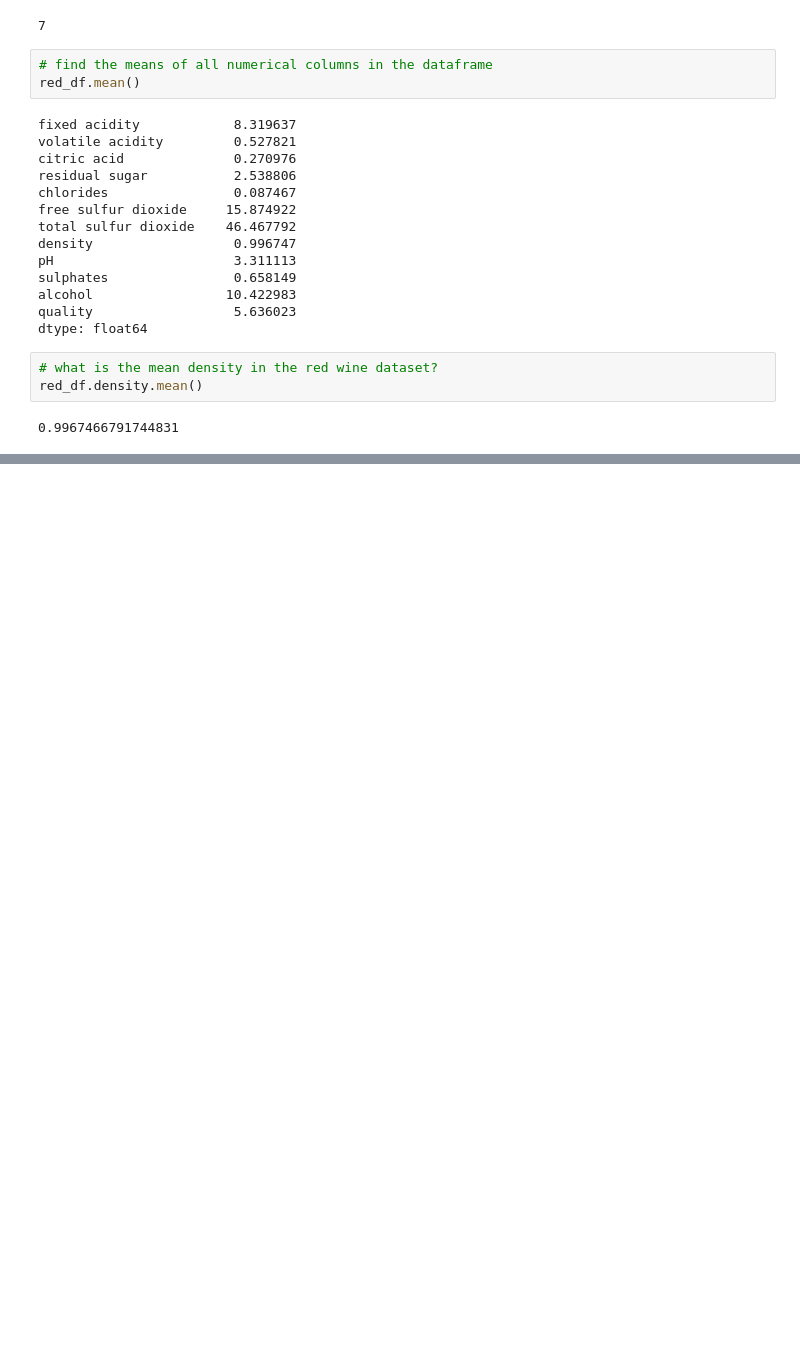
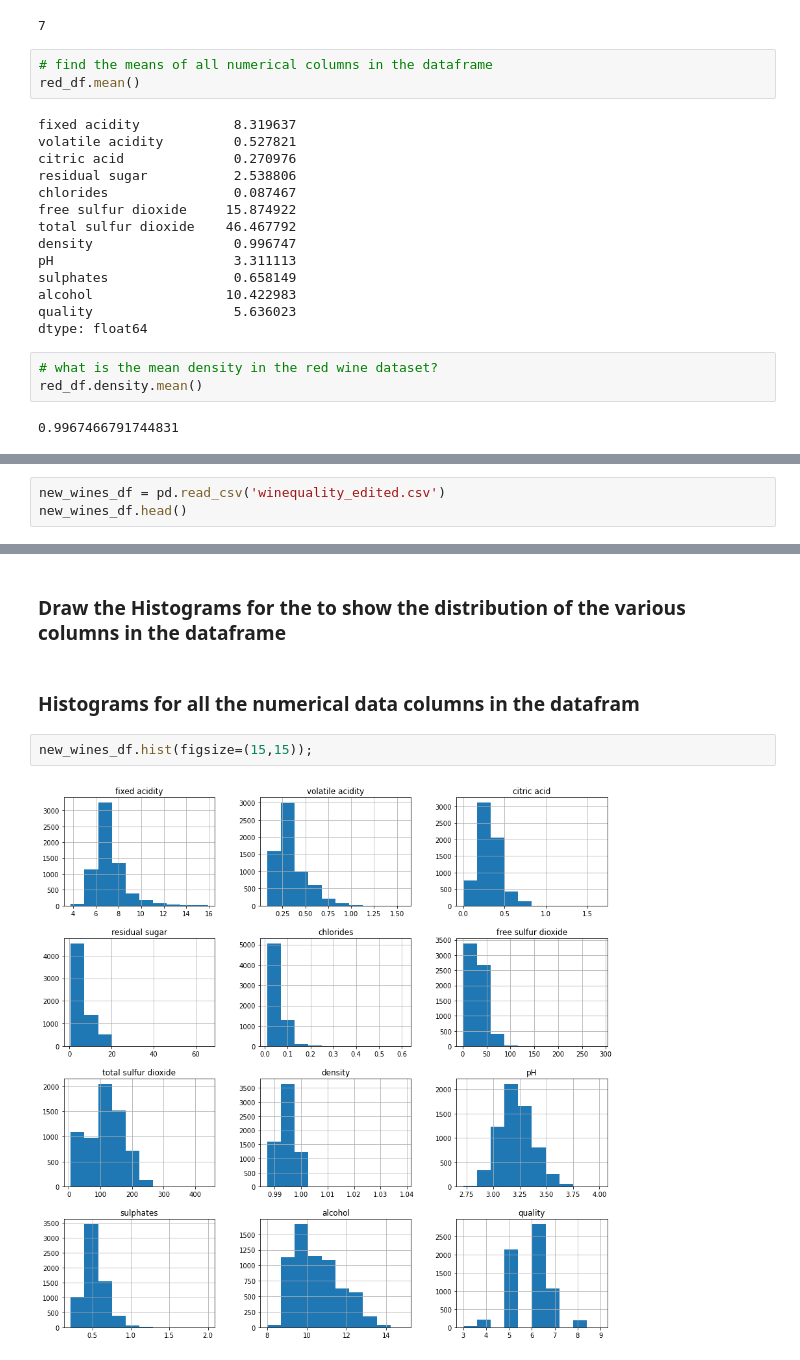
Before and after one commit to Kevson1/Data-Analysis-Case-Study-1, a Jupyter notebook: Wines notebook.ipynb, the cells around one changed output, grey strips where cells are left out. Cells and saved outputs as stored; diff of their text form; blank space fills up the shorter version.

Commit message:
creates histograms and scatter plot to give insight about the distribution of the various variables and how they relate to each other

```diff
--- a/Wines notebook.ipynb
+++ b/Wines notebook.ipynb
@@ -192,0 +195,3 @@ wines_df.to_csv('winequality_edited.csv', index=False)
+# %%
+new_wines_df = pd.read_csv('winequality_edited.csv')
+new_wines_df.head()
@@ -192,0 +205,8 @@ wines_df.to_csv('winequality_edited.csv', index=False)
+# %% [markdown]
+### Draw the Histograms for the to show the distribution of the various columns in the dataframe
+# %% [markdown]
+### Histograms for all the numerical data columns in the datafram
+# %%
+new_wines_df.hist(figsize=(15,15));
+# %% [output]
+[figure, added]
```
Also changed, not shown: parts of 46 cells of this notebook.
